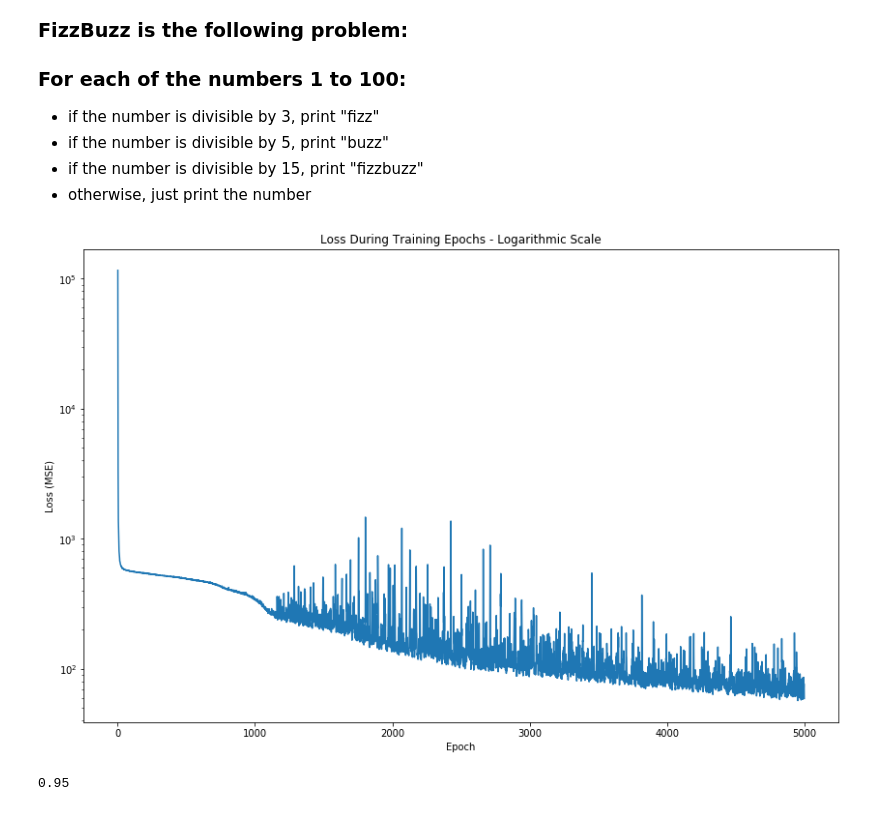
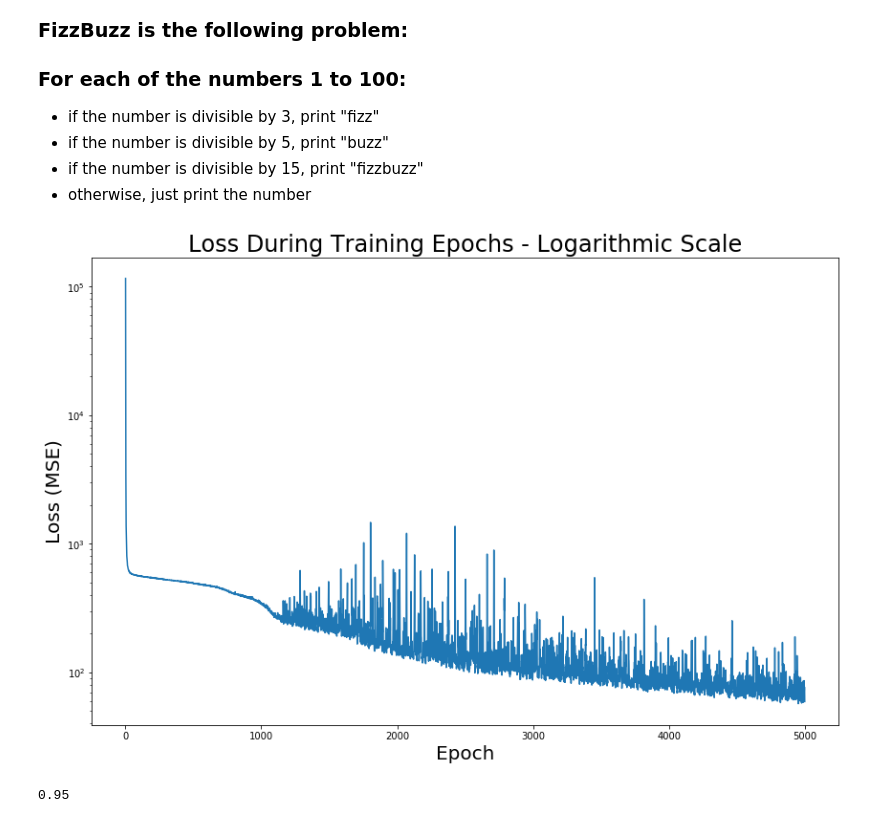
Before and after one commit to AlecMorgan/Deep-Learning-Library, a Jupyter notebook: fizzbuzz.ipynb, the cells around one changed output. Cells and saved outputs as stored; diff of their text form; code cells hidden in the pictures.

Commit message:
Increase font size in demo plots

```diff
--- a/fizzbuzz.ipynb
+++ b/fizzbuzz.ipynb
@@ -47,13 +47,13 @@ loss_values = train(mlp,
 epoch_nums = [n for n in range(1, len(loss_values) + 1)]
 # %%
 plt.figure(figsize=(14, 9))
-plt.title("Loss During Training Epochs - Logarithmic Scale")
-plt.xlabel("Epoch")
-plt.ylabel("Loss (MSE)")
+plt.title("Loss During Training Epochs - Logarithmic Scale", fontsize=24)
+plt.xlabel("Epoch", fontsize=20)
+plt.ylabel("Loss (MSE)", fontsize=20)
 plt.yscale("log")
 plt.plot(epoch_nums, loss_values);
 # %% [output]
-[figure, old version]
+[figure, new version]
 # %%
 # Testing FizzBuzz net on values from 1 to 100.
 predicted_labels, actual_labels = [], []
```
Also changed, not shown: 1 other file.
